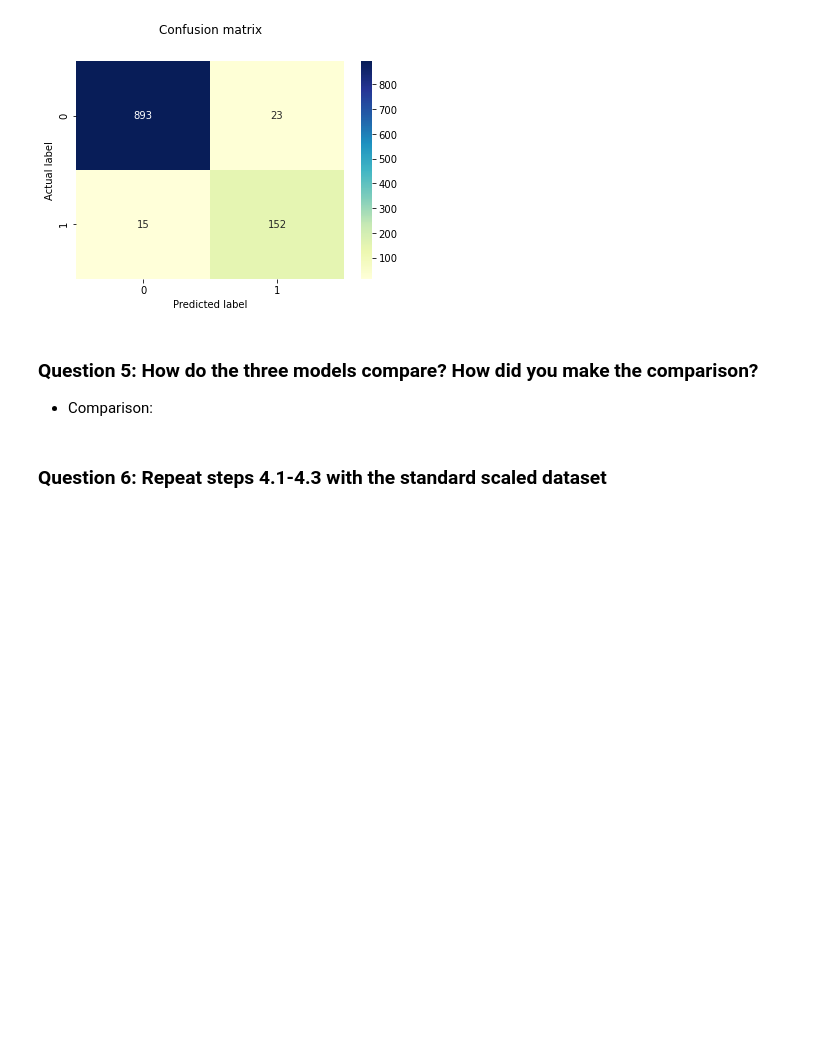
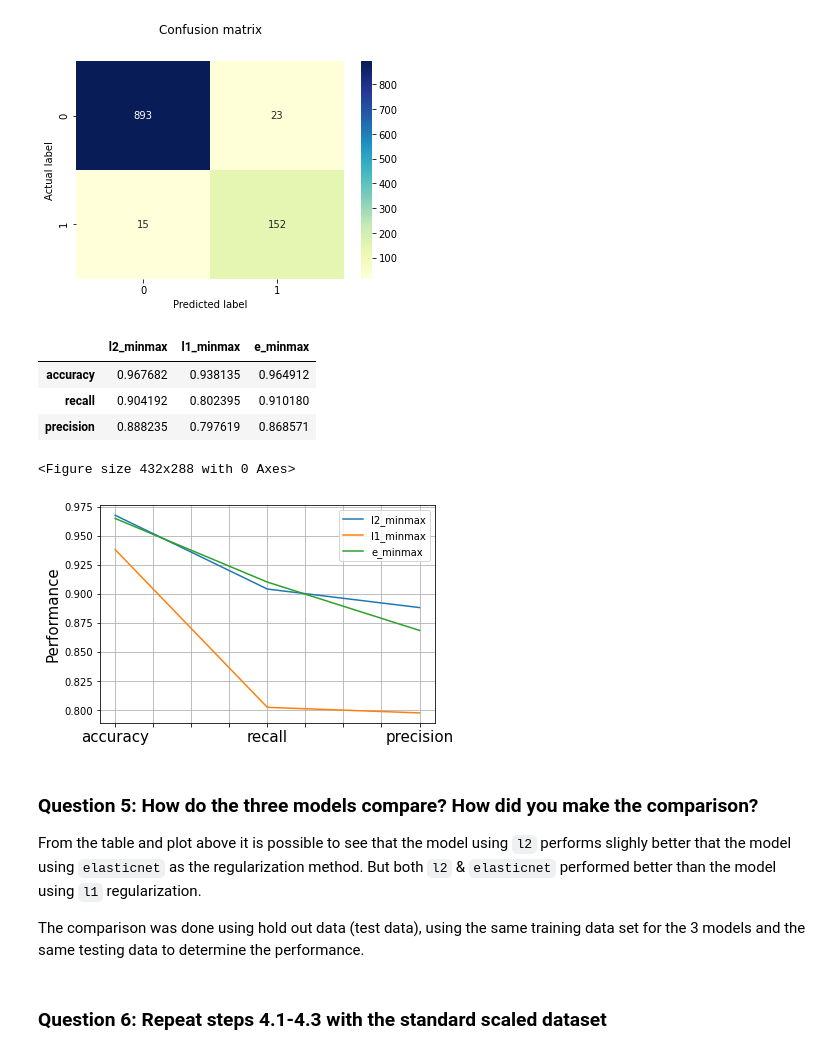
Before and after one commit to rodolfolermacontreras/ML_1_Assignment_4_Real, a Jupyter notebook: Mlearn510-Lesson04-Rodolfo_Lerma.ipynb, the cells around one changed output. Drawn from its saved outputs; the diff is of its cells as text; code cells hidden in the pictures; blank space fills up the shorter version.

Commit message:
Added text and comparison plots
Missing cross validation method

```diff
--- a/Mlearn510-Lesson04-Rodolfo_Lerma.ipynb
+++ b/Mlearn510-Lesson04-Rodolfo_Lerma.ipynb
@@ -197,11 +200,0 @@ median_df
-# %%
-#Mode
-import statistics as st
-mode_list = []
-for i in sample_columns:
-    mode = st.mode(internetAd[i])
-    mode_list.append(mode)
-
-mode_dic = {sample_columns[i]: mode_list[i] for i in range(len(mode_list))}
-mode_df = pd.DataFrame.from_dict(mode_dic, orient='index').rename(columns={0: 'Mode'})
-mode_df
@@ -373,10 +363,45 @@ precision_e = precision_score(y_test, y_predicted_e)
    macro avg      0.926     0.943     0.934      1083
 weighted avg      0.966     0.965     0.965      1083
 [figure]
+# %%
+performance = ['accuracy', 'recall', 'precision']
+values_l2 = [accuracy_l2, recall_l2, precision_l2]
+values_l1 = [accuracy_l1, recall_l1, precision_l1]
+values_e = [accuracy_e, recall_e, precision_e]
+
+l2_dic = {performance[i]: values_l2[i] for i in range(len(values_l2))}
+l1_dic = {performance[i]: values_l1[i] for i in range(len(values_l1))}
+e_dic = {performance[i]: values_e[i] for i in range(len(values_e))}
+
+df_1 = [l2_dic,l1_dic,e_dic]
+columns_1 = ['l2_minmax','l1_minmax','e_minmax']
+df_1 = pd.DataFrame(df_1)
+comparison_1 = df_1.T
+comparison_1.columns = columns_1
+comparison_1
+# %% [output]
+|  | l2_minmax | l1_minmax | e_minmax |
+| accuracy | 0.967682 | 0.938135 | 0.964912 |
+| recall | 0.904192 | 0.802395 | 0.910180 |
+| precision | 0.888235 | 0.797619 | 0.868571 |
+# %%
+plt.figure()
+comparison_1.plot()
+plt.ylabel('Performance',fontsize = 15)
+plt.tick_params(axis="x", labelsize=15)
+plt.tick_params(axis="y", labelsize=10)
+plt.grid(True)
+plt.legend(loc='best')
+plt.show()
+# %% [output]
+<Figure size 432x288 with 0 Axes>
+[figure, added]
 # %% [markdown]
 ### Question 5: How do the three models compare? How did you make the comparison?
 
-- Comparison:
+From the table and plot above it is possible to see that the model using `l2` performs slighly better that the model using `elasticnet` as the regularization method. But both `l2` & `elasticnet` performed better than the model using `l1` regularization.
+
+The comparison was done using hold out data (test data), using the same training data set for the 3 models and the same testing data to determine the performance.
 # %% [markdown]
 ### Question 6: Repeat steps 4.1-4.3 with the standard scaled dataset
 # %%
```
Also changed, not shown: parts of 20 cells of this notebook.
